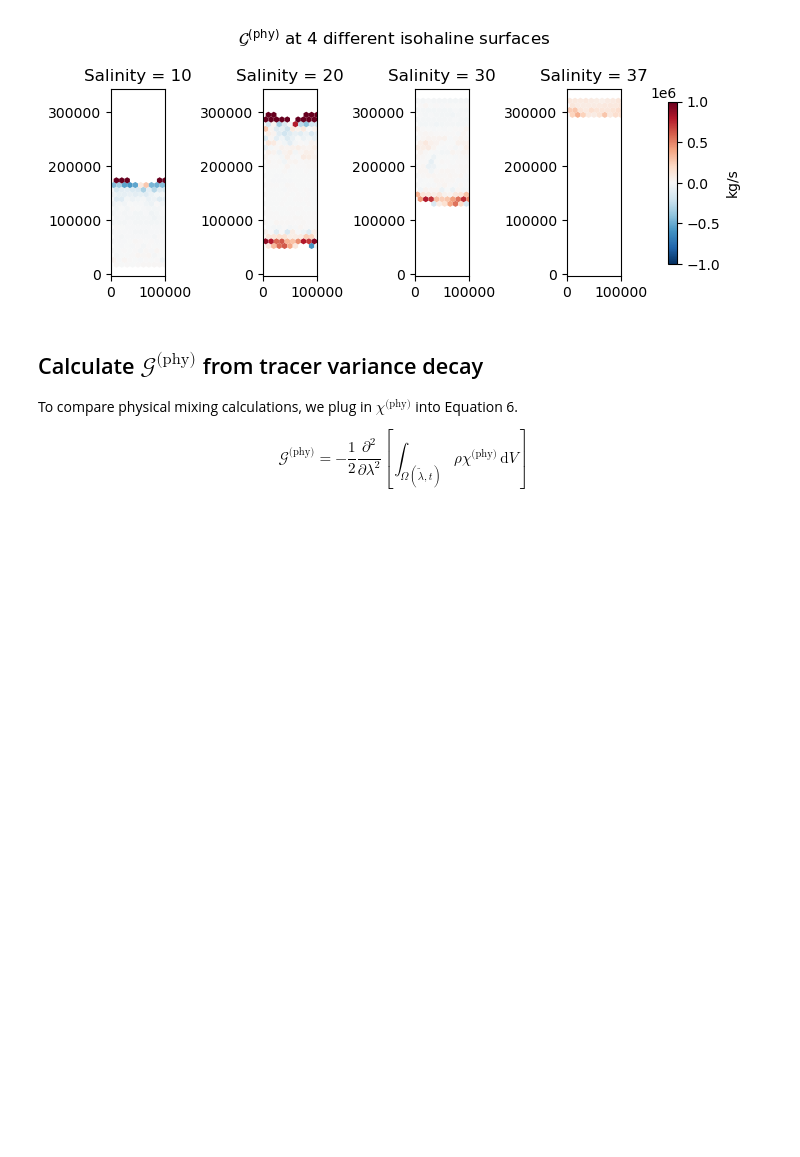
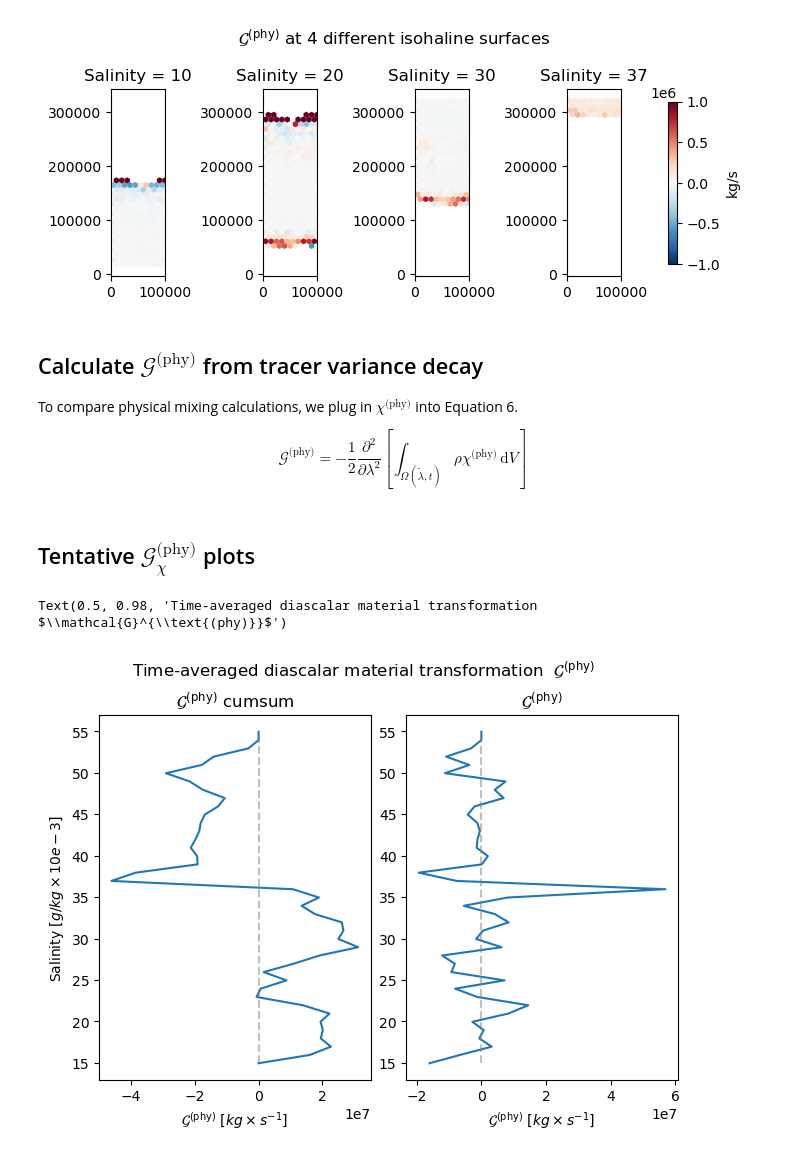
Before and after one commit to kailauyeda/WMT_DVD, a Jupyter notebook: bichan/analysis/preliminary_analysis.ipynb, the cells around one changed output. Drawn from its saved outputs; the diff is of its cells as text; code cells hidden in the pictures; blank space fills up the shorter version.

Commit message:
Very preliminary calcs of G_phy_chi
Maybe differences could be caused by the fact that F is on salinity and
chi is on salinity_P1?

```diff
--- a/bichan/analysis/preliminary_analysis.ipynb
+++ b/bichan/analysis/preliminary_analysis.ipynb
@@ -330,0 +347,45 @@ $$
+# %%
+# then calculate the first derivative
+tendency = np.zeros(len(target_coords))
+
+# first derivative
+for i in range(0,len(target_coords)-2):
+    d_tracerMassFlux = ds_dvd_salinity_chiZ_transformed[:,i].sum() - ds_dvd_salinity_chiZ_transformed[:,i+1].sum()
+    d_tracerMassFlux_dlambda = d_tracerMassFlux / dlambda
+    tendency[i] = d_tracerMassFlux_dlambda
+
+# second derivative
+G_phy_chi = np.zeros(len(target_coords))
+
+for i in range(0,len(target_coords)-2):
+    d_tendency = tendency[i] - tendency[i+1]
+    d_tendency_dlambda = d_tendency / dlambda
+    G_phy_chi[i] = -(1/2) * d_tendency_dlambda # by def, G_phy_chi is multiplied by - 1/2
+# %% [markdown]
+## Tentative $\mathcal{G}^{\text{(phy)}}_\chi$ plots
+# %%
+fig, ax = plt.subplots(nrows=1,ncols=2,constrained_layout=True)
+# cumsum from bottom (lowest salinity class) to top (highest salinity class)
+# we need to perform a reverse cumsum because our water mass M is defined to be all values GREATER Than threshold lambda
+
+rev_G_phy_chi = np.flipud(G_phy_chi)
+cumsum_rev_G_phy_chi = np.cumsum(rev_G_phy_chi)
+# reverse back to match highest salinity value to lowest cumsum value
+cumsum_G_phy_chi = np.flipud(cumsum_rev_G_phy_chi)
+
+ax[0].plot(cumsum_G_phy_chi, target_coords)
+ax[0].set_title(r'$\mathcal{G}^{\text{(phy)}}$ cumsum')
+ax[1].plot(G_phy_chi, target_coords)
+ax[1].set_title(r'$\mathcal{G}^{\text{(phy)}}$')
+ax[0].vlines(0,ymin=target_coords[0], ymax = target_coords[-1], color='gray', alpha=0.5,linestyle='dashed')
+ax[1].vlines(0,ymin=target_coords[0], ymax = target_coords[-1], color='gray', alpha=0.5,linestyle='dashed')
+
+ax[0].set_xlabel(r'$\mathcal{G}^{\text{(phy)}} \,\, \left[kg \times s^{-1}\right]$ ')
+ax[0].set_ylabel(r'Salinity $\left[ g/kg \times 10e-3\right]$')
+
+ax[1].set_xlabel(r'$\mathcal{G}^{\text{(phy)}} \,\, \left[kg \times s^{-1}\right]$ ')
+
+fig.suptitle(r'Time-averaged diascalar material transformation  $\mathcal{G}^{\text{(phy)}}$')
+# %% [output]
+Text(0.5, 0.98, 'Time-averaged diascalar material transformation  $\\mathcal{G}^{\\text{(phy)}}$')
+[figure, added]
```
Also changed, not shown: parts of 8 cells of this notebook.
